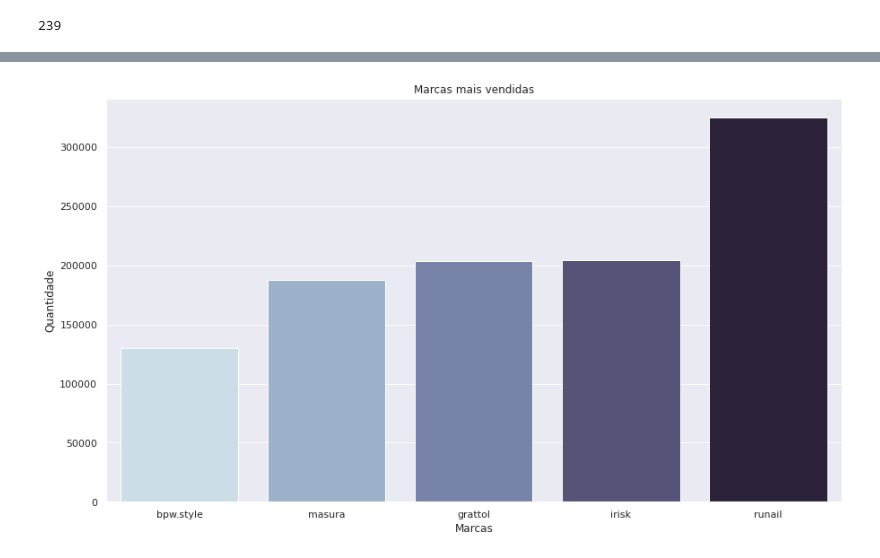
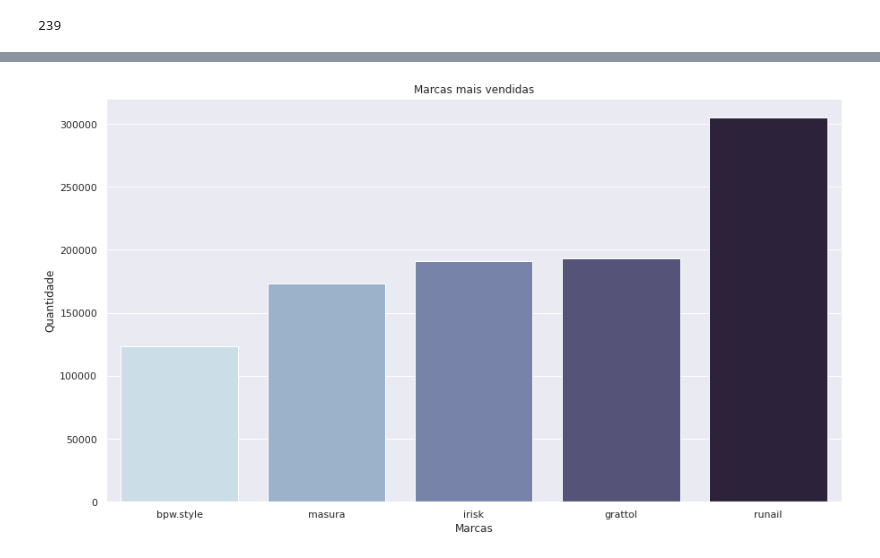
Before and after one commit to abakashi/dinamica_dex04_day05, a Jupyter notebook: dinamica_day_6.ipynb, the cells around one changed output, grey strips where cells are left out. Cells and saved outputs as stored; diff of their text form; code cells hidden in the pictures.

```diff
--- a/dinamica_day_6.ipynb
+++ b/dinamica_day_6.ipynb
@@ -73,6 +75,7 @@ dataset.duplicated().sum()
 246693
 # %%
 #removendo linhas duplicadas
-dataset[~dataset.duplicated()]
+dataset = dataset[~dataset.duplicated()]
+dataset
 # %% [output]
 |  | event_time | event_type | product_id | category_id | category_code | brand | price | user_id | ... |
@@ -265,8 +266,9 @@ plt.show()
 # %%
-best_brands = df_branded[['brand', 'product_id']].groupby('brand').agg('count').sort_values('product_id').tail().reset_index()
+best_brands = df_branded[['brand', 'product_id']].groupby('brand').agg('count'
+              ).sort_values('product_id').tail().reset_index()
 
-ax = sns.barplot(best_brands.brand, best_brands.product_id, saturation= 0.75,
+ax = sns.barplot(x=best_brands.brand, y=best_brands.product_id, saturation= 0.75,
                  palette="ch:s=.25,rot=-.25").set(title='Marcas mais vendidas',
                  xlabel='Marcas', ylabel='Quantidade')
 # %% [output]
-[figure, old version]
+[figure, new version]
```
Also changed, not shown: parts of 13 cells of this notebook.
